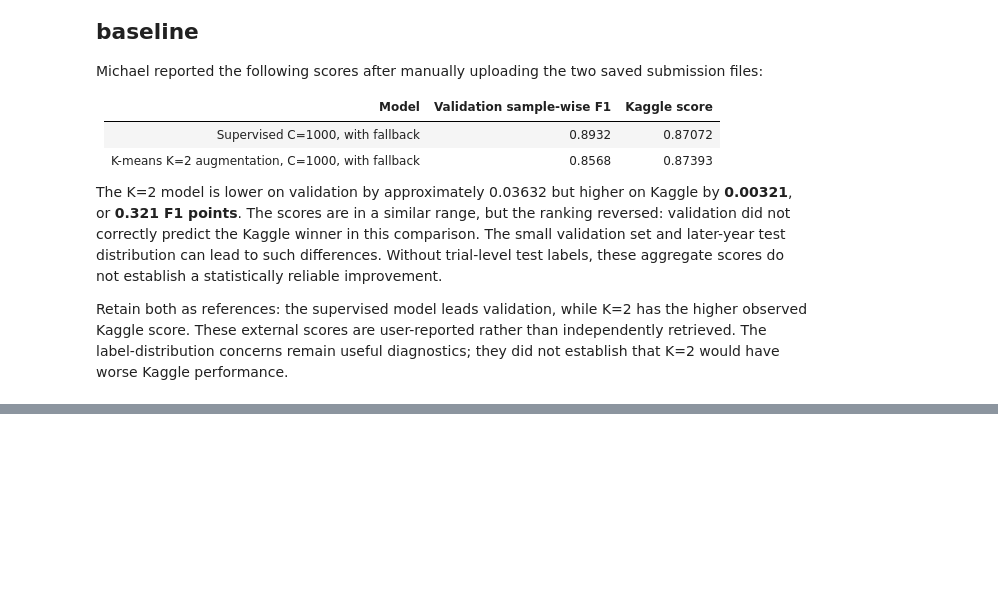
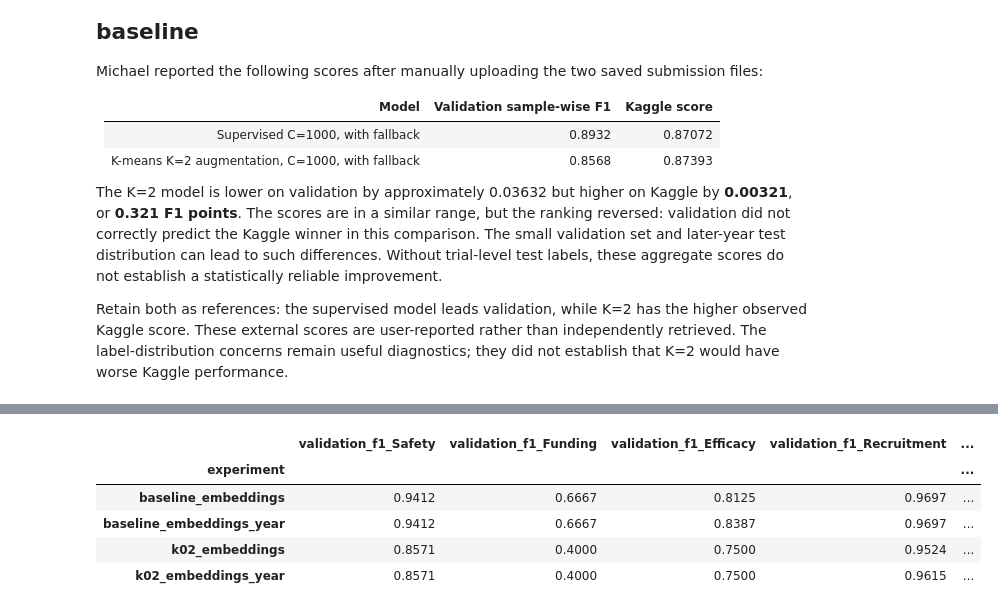
Before and after one commit to anihadagali7/AML-Midterm, a Jupyter notebook: part1/part1.ipynb, the cells around one changed output, grey strips where cells are left out. Drawn from its saved outputs; the diff is of its cells as text; code cells hidden in the pictures; blank space fills up the shorter version.

```diff
--- a/part1/part1.ipynb
+++ b/part1/part1.ipynb
@@ -1123,0 +1196,83 @@ Retain both as references: the supervised model leads validation, while K=2 has
+# %%
+year_rows = []
+year_models = {}
+year_evaluations = {}
+year_coefficient_rows = []
+year_artifact_hashes = {}
+
+with threadpool_limits(limits=1):
+    for family, training in year_training_sets.items():
+        reference_name = "baseline_C1000" if family == "baseline" else "k02"
+        for include_year in [False, True]:
+            name = f"{family}_embeddings" + ("_year" if include_year else "")
+            features = YEAR_FEATURE_COLUMNS if include_year else EMBEDDING_COLUMNS
+            if include_year:
+                model = train_reason_classifier(
+                    training[features].to_numpy(), training[REASONS].to_numpy(dtype=int), C=1000.0,
+                    sample_weight=None if family == "baseline" else training["training_weight"].to_numpy(),
+                )
+            else:
+                model = year_reference_models[family]
+            evaluation = evaluate_reason_classifier(model, year_val_df[features].to_numpy(), year_val_labels)
+            if not include_year:
+                np.testing.assert_allclose(evaluation["metrics"]["sample_f1"], year_reference_scores.loc[reference_name, "validation_sample_f1"], atol=1e-14)
+                np.testing.assert_allclose(evaluation["metrics"]["macro_f1"], year_reference_scores.loc[reference_name, "validation_macro_f1"], atol=1e-14)
+            assert model.named_steps["scaler"].n_features_in_ == len(features)
+            assert model.named_steps["scaler"].n_samples_seen_ == len(training)
+
+            selected_training = training[["ID"] + features + REASONS + ["label_source", "training_weight"]].copy()
+            dataset_path = YEAR_EXPERIMENT_DIR / "datasets" / f"{name}_train.csv"
+            selected_training.to_csv(dataset_path, index=False)
+            year_artifact_hashes[str(dataset_path.relative_to(YEAR_EXPERIMENT_DIR))] = hashlib.sha256(dataset_path.read_bytes()).hexdigest()
+            output = year_val_df[["ID"] + REASONS].rename(columns={r: f"actual_{r}" for r in REASONS}).copy()
+            for i, reason in enumerate(REASONS):
+                output[f"probability_{reason}"] = evaluation["probabilities"][:, i]
+                output[f"predicted_{reason}"] = evaluation["predictions"][:, i]
+            output["used_fallback"] = evaluation["fallback"]
+            output.to_csv(YEAR_EXPERIMENT_DIR / "validation_predictions" / f"{name}.csv", index=False)
+            joblib.dump({"classifier": model, "feature_columns": features, "reasons": REASONS,
+                         "family": family, "year_feature": include_year},
+                        YEAR_EXPERIMENT_DIR / "models" / f"{name}.joblib")
+            original_training_eval = evaluate_reason_classifier(
+                model, year_original_labeled[features].to_numpy(), year_original_labeled[REASONS].to_numpy(dtype=int)
+            )
+            row = {
+                "experiment": name, "family": family, "year_feature": include_year,
+                "features": len(features), "C": 1000.0, "training_trials": len(training),
+                "original_trials": int(training.label_source.eq("original").sum()),
+                "generated_trials": int(training.label_source.eq("generated").sum()),
+                "effective_training_weight": float(training.training_weight.sum()),
+                "original_training_sample_f1": original_training_eval["metrics"]["sample_f1"],
+                "validation_sample_f1": evaluation["metrics"]["sample_f1"],
+                "validation_macro_f1": evaluation["metrics"]["macro_f1"],
+                "delta_vs_same_family_without_year": evaluation["metrics"]["sample_f1"] - year_reference_scores.loc[reference_name, "validation_sample_f1"],
+                "validation_fallback_trials": evaluation["metrics"]["fallback_trials"],
+                **{f"validation_f1_{r}": evaluation["metrics"][f"f1_{r}"] for r in REASONS},
+                "kaggle_score": YEAR_REPORTED_KAGGLE_SCORES.get(name, np.nan),
+                "training_dataset": str(dataset_path.relative_to(YEAR_EXPERIMENT_DIR)),
+            }
+            year_rows.append(row)
+            year_models[name] = model
+            year_evaluations[name] = evaluation
+            if include_year:
+                year_index = features.index("start_year")
+                np.testing.assert_allclose(model.named_steps["scaler"].mean_[year_index], training.start_year.mean())
+                for reason, estimator in zip(REASONS, model.named_steps["classifier"].estimators_):
+                    year_coefficient_rows.append({
+                        "experiment": name, "reason": reason,
+                        "standardized_year_coefficient": float(estimator.coef_[0, year_index]),
+                        "training_year_mean": float(model.named_steps["scaler"].mean_[year_index]),
+                        "training_year_std": float(model.named_steps["scaler"].scale_[year_index]),
+                    })
+            print(f"{name}: sample F1={row['validation_sample_f1']:.4f}, "
+                  f"macro F1={row['validation_macro_f1']:.4f}, "
+                  f"year effect={row['delta_vs_same_family_without_year']:+.4f}")
+
+year_comparison = pd.DataFrame(year_rows)
+year_comparison.to_csv(YEAR_EXPERIMENT_DIR / "comparison.csv", index=False)
+year_coefficients = pd.DataFrame(year_coefficient_rows)
+year_coefficients.to_csv(YEAR_EXPERIMENT_DIR / "year_coefficients.csv", index=False)
+display(year_comparison[["experiment", "features", "validation_sample_f1", "validation_macro_f1",
+                         "validation_f1_Safety", "delta_vs_same_family_without_year", "kaggle_score"]].round(4))
+display(year_comparison.set_index("experiment")[[f"validation_f1_{r}" for r in REASONS]].round(4))
+# %% [output]
@@ -1123,0 +1288,6 @@ Retain both as references: the supervised model leads validation, while K=2 has
+|  | validation_f1_Safety | validation_f1_Funding | validation_f1_Efficacy | validation_f1_Recruitment | ... |
+| experiment |  |  |  |  | ... |
+| baseline_embeddings | 0.9412 | 0.6667 | 0.8125 | 0.9697 | ... |
+| baseline_embeddings_year | 0.9412 | 0.6667 | 0.8387 | 0.9697 | ... |
+| k02_embeddings | 0.8571 | 0.4000 | 0.7500 | 0.9524 | ... |
+| k02_embeddings_year | 0.8571 | 0.4000 | 0.7500 | 0.9615 | ... |
```
Also changed, not shown: parts of 7 cells of this notebook, 18 other files.
